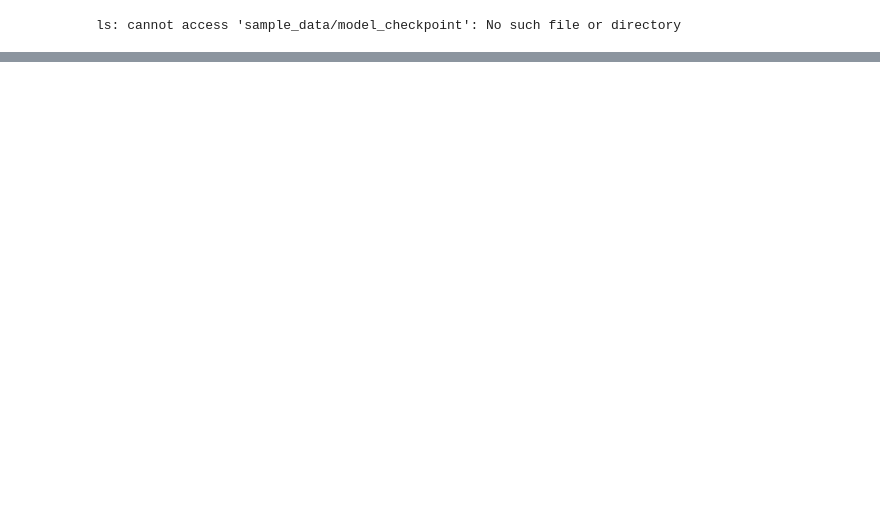
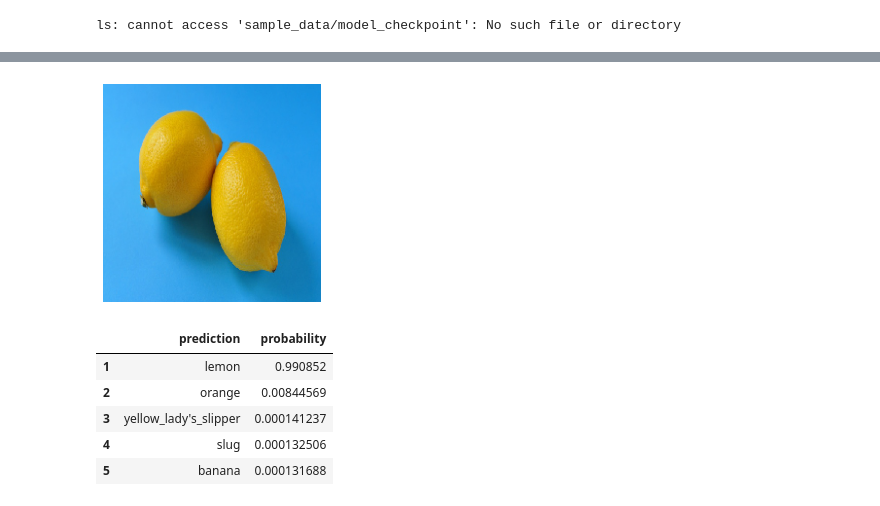
Before and after one commit to ravitata/tensorflow2, a Jupyter notebook: c1w4_work.ipynb, the cells around one changed output, grey strips where cells are left out. Saved outputs shown, nothing was run; the diff lists cells and outputs as text; code cells hidden in the pictures; blank space fills up the shorter version.

```diff
--- a/c1w4_work.ipynb
+++ b/c1w4_work.ipynb
@@ -287,0 +295,3 @@ ls: cannot access 'sample_data/model_checkpoint': No such file or directory
+# %%
+model = ResNet50(include_top=True, weights='imagenet')
+model.summary()
@@ -287,0 +316,28 @@ ls: cannot access 'sample_data/model_checkpoint': No such file or directory
+# %%
+lemon_img = image.load_img('./sample_data/mydata/lemon.jpeg', target_size=(224, 224))
+bicyle_img = image.load_img('./sample_data/mydata/bicyle.jpeg', target_size=(224, 224))
+satellite_img = image.load_img('./sample_data/mydata/satellite.jpeg', target_size=(224, 224))
+# %%
+def get_top5_predictions(img):
+  plt.imshow(img)
+  plt.axis('off')
+  plt.show()
+  img = img_to_array(img)
+  img = preprocess_input(img[np.newaxis,...])
+  pred = model.predict(img)
+  decode_pred = decode_predictions(pred, top=5)
+  top_preds = pd.DataFrame(columns=['prediction', 'probability'])
+  for i in range(5):
+    top_preds.loc[i+1, 'prediction'] = decode_pred[0][i][1]
+    top_preds.loc[i+1, 'probability'] = decode_pred[0][i][2]
+  return top_preds
+# %%
+get_top5_predictions(lemon_img)
+# %% [output]
+[figure, added]
+|  | prediction | probability |
+| 1 | lemon | 0.990852 |
+| 2 | orange | 0.00844569 |
+| 3 | yellow_lady's_slipper | 0.000141237 |
+| 4 | slug | 0.000132506 |
+| 5 | banana | 0.000131688 |
```
Also changed, not shown: parts of 30 cells of this notebook.
